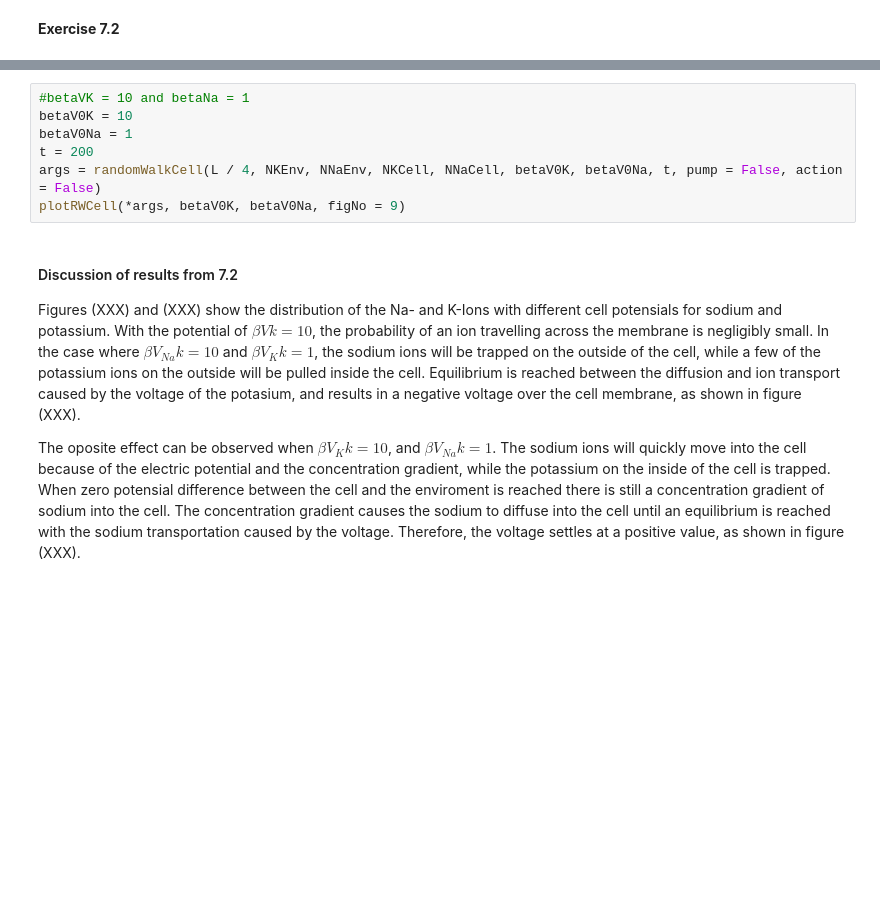
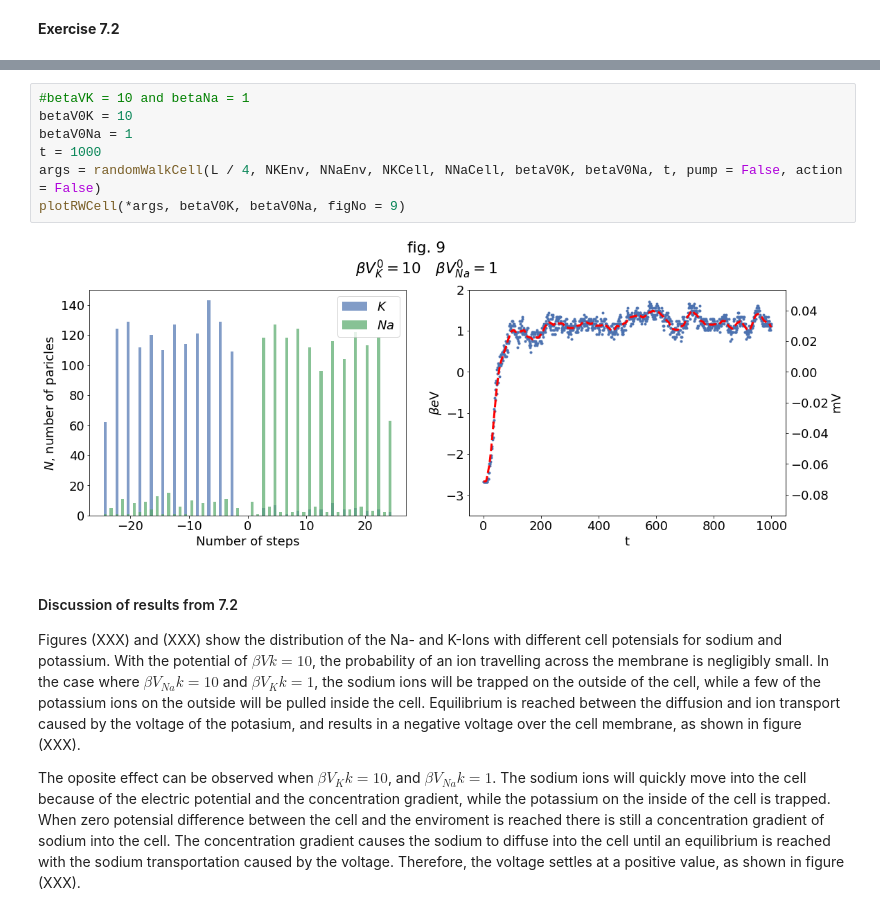
Before and after one commit to martkjoh/VitBer3, a Jupyter notebook: VitBer3.ipynb, the cells around one changed output, grey strips where cells are left out. Saved outputs shown, nothing was run; the diff lists cells and outputs as text; blank space fills up the shorter version.

```diff
--- a/VitBer3.ipynb
+++ b/VitBer3.ipynb
@@ -510,10 +544,12 @@ plotRWCell(*args, betaV0K, betaV0Na, figNo = 8)
 # %%
 #betaVK = 10 and betaNa = 1
 betaV0K = 10
 betaV0Na = 1
-t = 200
+t = 1000
 args = randomWalkCell(L / 4, NKEnv, NNaEnv, NKCell, NNaCell, betaV0K, betaV0Na, t, pump = False, action = False)
 plotRWCell(*args, betaV0K, betaV0Na, figNo = 9)
+# %% [output]
+[figure, added]
 # %% [markdown]
 #### Discussion of results from 7.2
 Figures (XXX) and (XXX) show the distribution of the Na- and K-Ions with different cell potensials for sodium and potassium. With the potential of $\beta V k = 10$, the probability of an ion travelling across the membrane is negligibly small. In the case where $\beta V_{Na} k = 10$ and $\beta V_{K} k = 1$, the sodium ions will be trapped on the outside of the cell, while a few of the potassium ions on the outside will be pulled inside the cell. Equilibrium is reached between the diffusion and ion transport caused by the voltage of the potasium, and results in a negative voltage over the cell membrane, as shown in figure (XXX).
```
Also changed, not shown: parts of 12 cells of this notebook.
